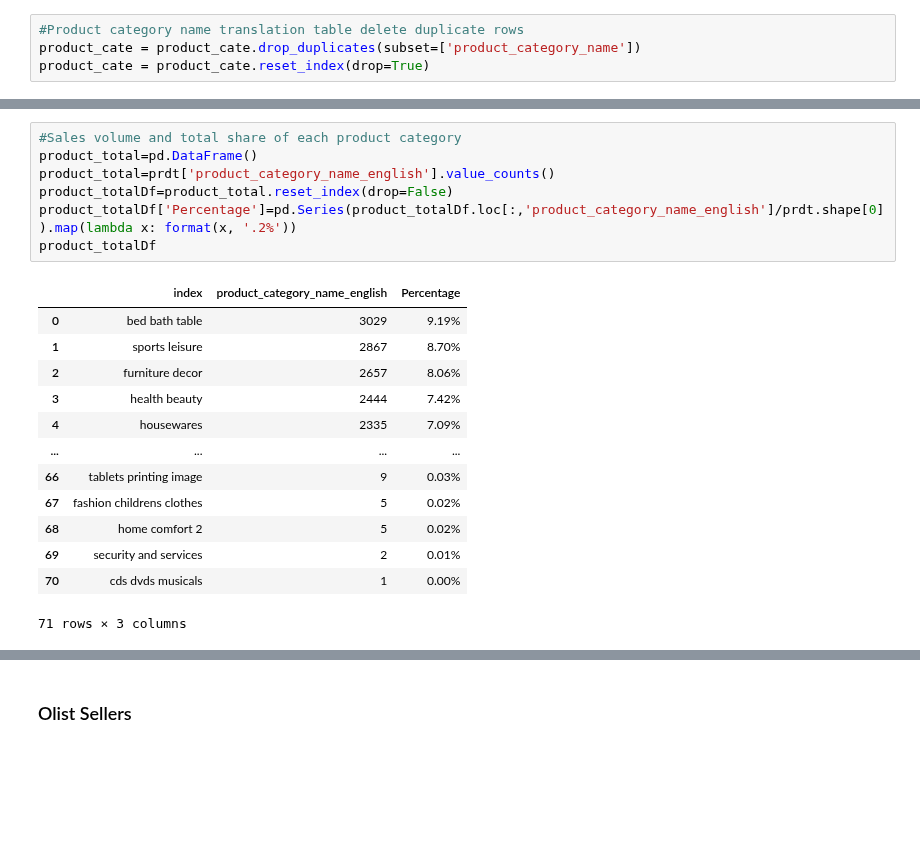
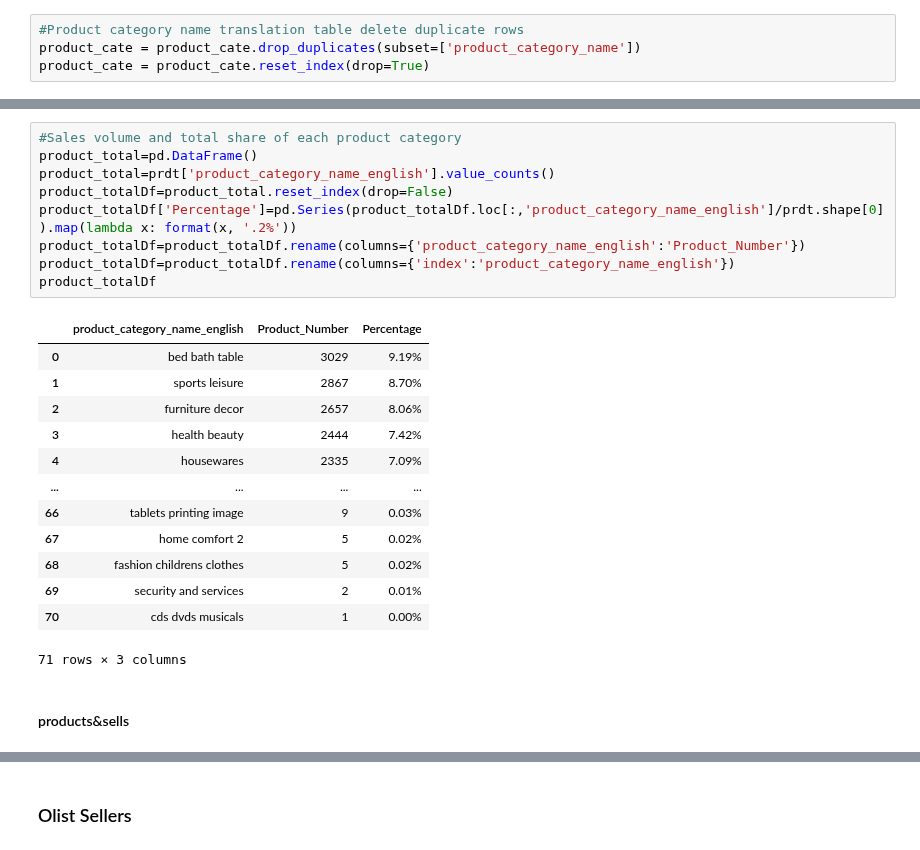
Before and after one commit to hilarylimyuxuan/Customer-Segmentation-Model, a Jupyter notebook: Olist Customer Segmentation Model.ipynb, the cells around one changed output, grey strips where cells are left out. Cells and saved outputs as stored; diff of their text form; blank space fills up the shorter version.

```diff
--- a/Olist Customer Segmentation Model.ipynb
+++ b/Olist Customer Segmentation Model.ipynb
@@ -271,12 +271,14 @@ prdt.head()
 # %%
 #Sales volume and total share of each product category
 product_total=pd.DataFrame()
 product_total=prdt['product_category_name_english'].value_counts()
 product_totalDf=product_total.reset_index(drop=False)
 product_totalDf['Percentage']=pd.Series(product_totalDf.loc[:,'product_category_name_english']/prdt.shape[0]).map(lambda x: format(x, '.2%'))
+product_totalDf=product_totalDf.rename(columns={'product_category_name_english':'Product_Number'})
+product_totalDf=product_totalDf.rename(columns={'index':'product_category_name_english'})
 product_totalDf
 # %% [output]
-|  | index | product_category_name_english | Percentage |
+|  | product_category_name_english | Product_Number | Percentage |
 | 0 | bed bath table | 3029 | 9.19% |
 | 1 | sports leisure | 2867 | 8.70% |
 | 2 | furniture decor | 2657 | 8.06% |
@@ -284,8 +286,10 @@ product_totalDf
 | 4 | housewares | 2335 | 7.09% |
 | ... | ... | ... | ... |
 | 66 | tablets printing image | 9 | 0.03% |
-| 67 | fashion childrens clothes | 5 | 0.02% |
-| 68 | home comfort 2 | 5 | 0.02% |
+| 67 | home comfort 2 | 5 | 0.02% |
+| 68 | fashion childrens clothes | 5 | 0.02% |
 | 69 | security and services | 2 | 0.01% |
 | 70 | cds dvds musicals | 1 | 0.00% |
 71 rows × 3 columns
+# %% [markdown]
+#### products&sells
```
Also changed, not shown: parts of 44 cells of this notebook.
